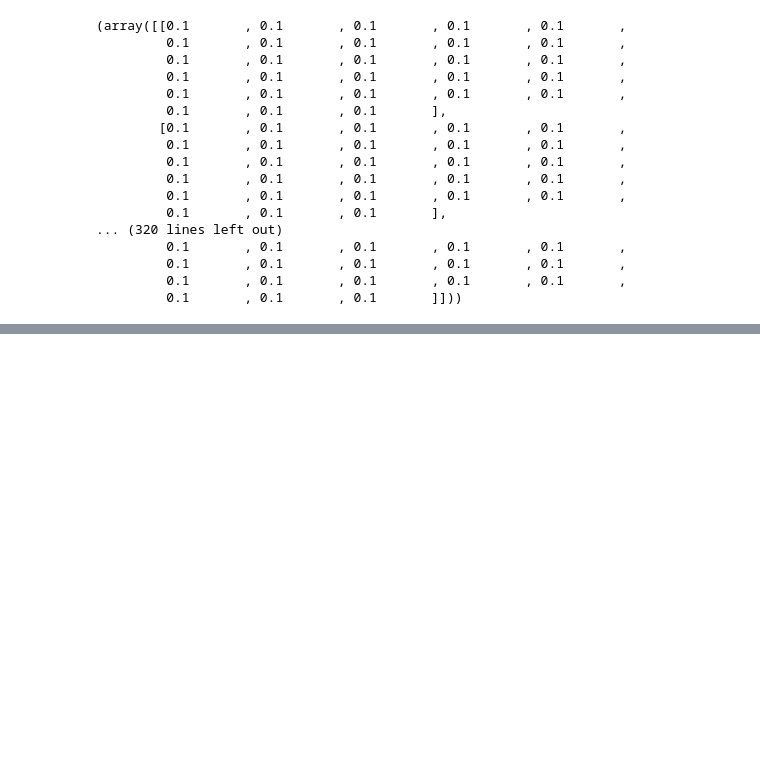
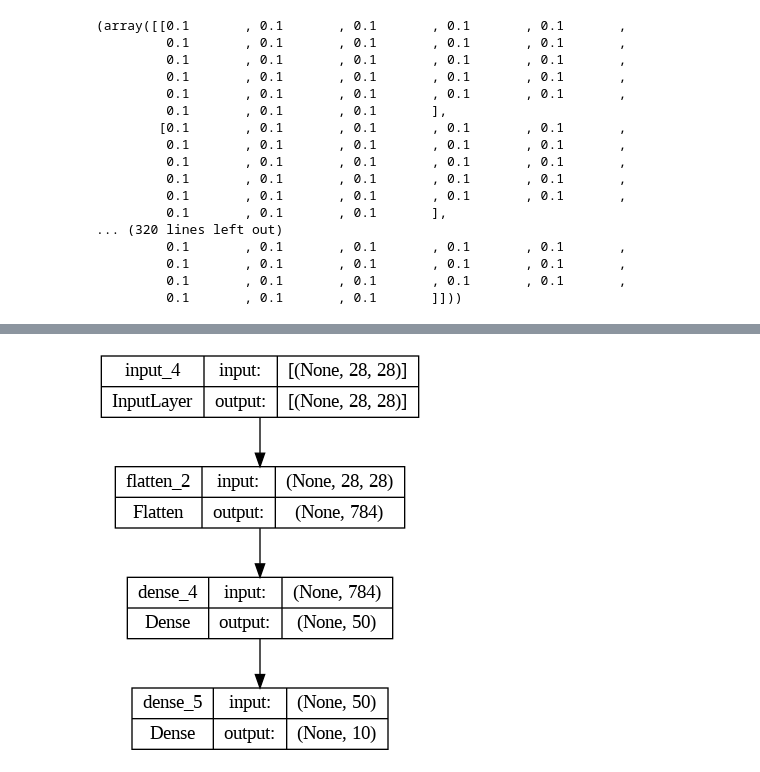
Before and after one commit to dangtrantrung/TensorFlow_Keras, a Jupyter notebook: TensorFlow_Keras.ipynb, the cells around one changed output, grey strips where cells are left out. Cells and saved outputs as stored; diff of their text form; code cells hidden in the pictures; blank space fills up the shorter version.

```diff
--- a/TensorFlow_Keras.ipynb
+++ b/TensorFlow_Keras.ipynb
@@ -234,3 +234,14 @@ train_mnist_features[0],test_mnist_features[0]
          0.1       , 0.1       , 0.1       , 0.1       , 0.1       ,
          0.1       , 0.1       , 0.1       , 0.1       , 0.1       ,
          0.1       , 0.1       , 0.1       ]]))
+# %%
+inputs=tf.keras.Input(shape=(28,28))
+# 28 x 28 = 784 node - pixels
+flatten_layer=tf.keras.layers.Flatten()
+flatten_ouput=flatten_layer(inputs)
+dense_layer=tf.keras.layers.Dense(50,activation='relu')
+dense_output=dense_layer(flatten_ouput)
+predictions=tf.keras.layers.Dense(10,activation='softmax')(dense_output)
+
+model=tf.keras.Model(inputs=inputs,outputs=predictions)
+model.summary()
@@ -236,0 +266,4 @@ train_mnist_features[0],test_mnist_features[0]
+# %%
+tf.keras.utils.plot_model(model,"image-classification_model.png",show_shapes=True)
+# %% [output]
+[figure, added]
```
Also changed, not shown: parts of 2 cells of this notebook.
